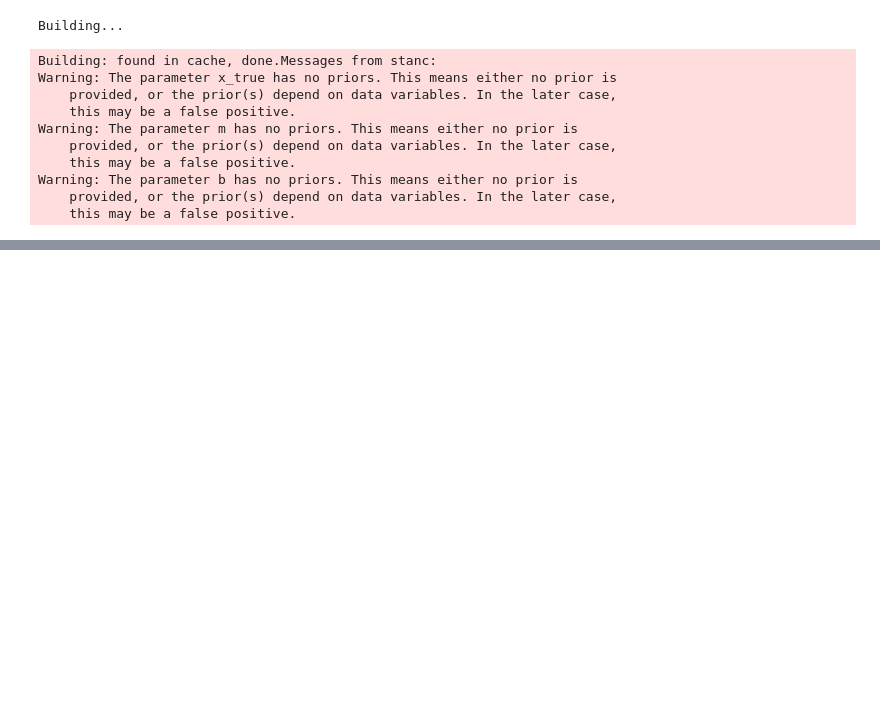
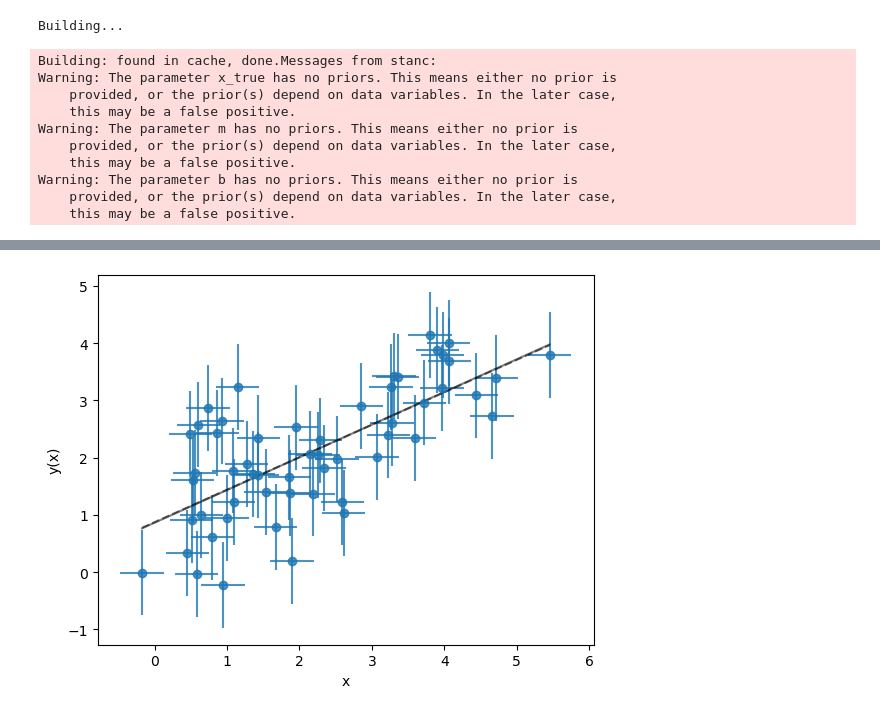
Before and after one commit to jhand1993/Stan_workshop_fall2022, a Jupyter notebook: workshop1/getting_started.ipynb, the cells around one changed output, grey strips where cells are left out. Drawn from its saved outputs; the diff is of its cells as text; code cells hidden in the pictures; blank space fills up the shorter version.

```diff
--- a/workshop1/getting_started.ipynb
+++ b/workshop1/getting_started.ipynb
@@ -425,0 +428,14 @@ sigma true, fit: 0.75 0.919
+# %%
+# compile and generate error-in-variable regression model:
+with open('lin_regress_errinvar_v2.stan', 'r') as f:
+    stan_errinvar_v2_script = f.read()
+
+# Updated input for Stan:
+data = {
+    'N_data': n,
+    'x': x,
+    'y': y,
+    'x_res': x_res
+}
+
+errinvar_v2_model = stan.build(stan_errinvar_v2_script, data=data)
@@ -425,0 +457,6 @@ sigma true, fit: 0.75 0.919
+# %%
+n_chains = 4
+n_iterations = 2000
+init_list = [{'m': m, 'b': b, 'sigma': sigma, 'tau': tau}] * n_chains
+
+fit_errinvar_v2 = errinvar_v2_model.sample(num_chains=n_chains, num_samples=n_iterations, init=init_list)
@@ -425,0 +481,69 @@ sigma true, fit: 0.75 0.919
+# %%
+m_mean = np.mean(fit_errinvar_v2['m'])
+b_mean = np.mean(fit_errinvar_v2['b'])
+sigma_mean = np.mean(fit_errinvar_v2['sigma'])
+tau_mean = np.mean(fit_errinvar_v2['tau'])
+
+
+print('m true, fit:', m, round(m_mean, 3))
+print('b true, fit:', b, round(b_mean, 3))
+print('sigma true, fit:', sigma, round(sigma_mean, 3))
+print('tau true, fit:', sigma, round(tau_mean, 3))
+
+
+# Let's check out our results!
+x_plot = np.linspace(np.min(x), np.max(x), 100)
+basic_regress = linregress(x, y)
+
+plt.errorbar(
+    x, y, yerr=sigma, xerr=tau, ls='', marker='o', alpha=0.8
+)
+plt.plot(x_plot, m_mean * x_plot + b_mean, alpha=0.5, color='black')
+
+plt.plot(x_plot, basic_regress[0] * x_plot + basic_regress[1], color='black', alpha=0.5, ls='--')
+plt.xlabel('x')
+plt.ylabel('y(x)')
+# plt.xlim([x_plot[0], x_plot[-1]])
+plt.show()
+
+corner_sample = np.vstack((fit_errinvar_v2['m'], fit_errinvar_v2['b'], fit_errinvar_v2['sigma'], fit_errinvar_v2['tau']))
+
+figure = corner.corner(
+    corner_sample.T,
+    labels=[
+        r'$m$',
+        r'$b$',
+        r'$\sigma$',
+        r'$\tau$'
+    ],
+    quantiles=[0.16, 0.84],
+    show_titles=True,
+    title_kwargs={'fontsize': 12},
+)
+
+# Add our true values as red lines:
+figure.axes[0].axvline(m, color='red')
+figure.axes[5].axvline(b, color='red')
+figure.axes[10].axvline(sigma, color='red')
+figure.axes[15].axvline(tau, color='red')
+
+figure.axes[4].axvline(m, color='red')
+figure.axes[4].axhline(b, color='red')
+figure.axes[8].axvline(m, color='red')
+figure.axes[8].axhline(sigma, color='red')
+figure.axes[9].axvline(b, color='red')
+figure.axes[9].axhline(sigma, color='red')
+figure.axes[12].axhline(tau, color='red')
+figure.axes[12].axvline(m, color='red')
+figure.axes[13].axhline(tau, color='red')
+figure.axes[13].axvline(b, color='red')
+figure.axes[14].axhline(tau, color='red')
+figure.axes[14].axvline(sigma, color='red')
+plt.show()
+
+plt.figure(figsize=(5, 5))
+plt.scatter(x_true, np.asarray([np.mean(fit_errinvar['x_true'][i]) for i in range(n)]))
+plt.xlabel(r'Stan fit $x_{true}$')
+plt.ylabel(r'$x_{true}$')
+plt.show()
+# %% [output]
@@ -425,0 +554 @@ sigma true, fit: 0.75 0.919
+[figure, added]
```
Also changed, not shown: parts of 7 cells of this notebook, 1 other file.
